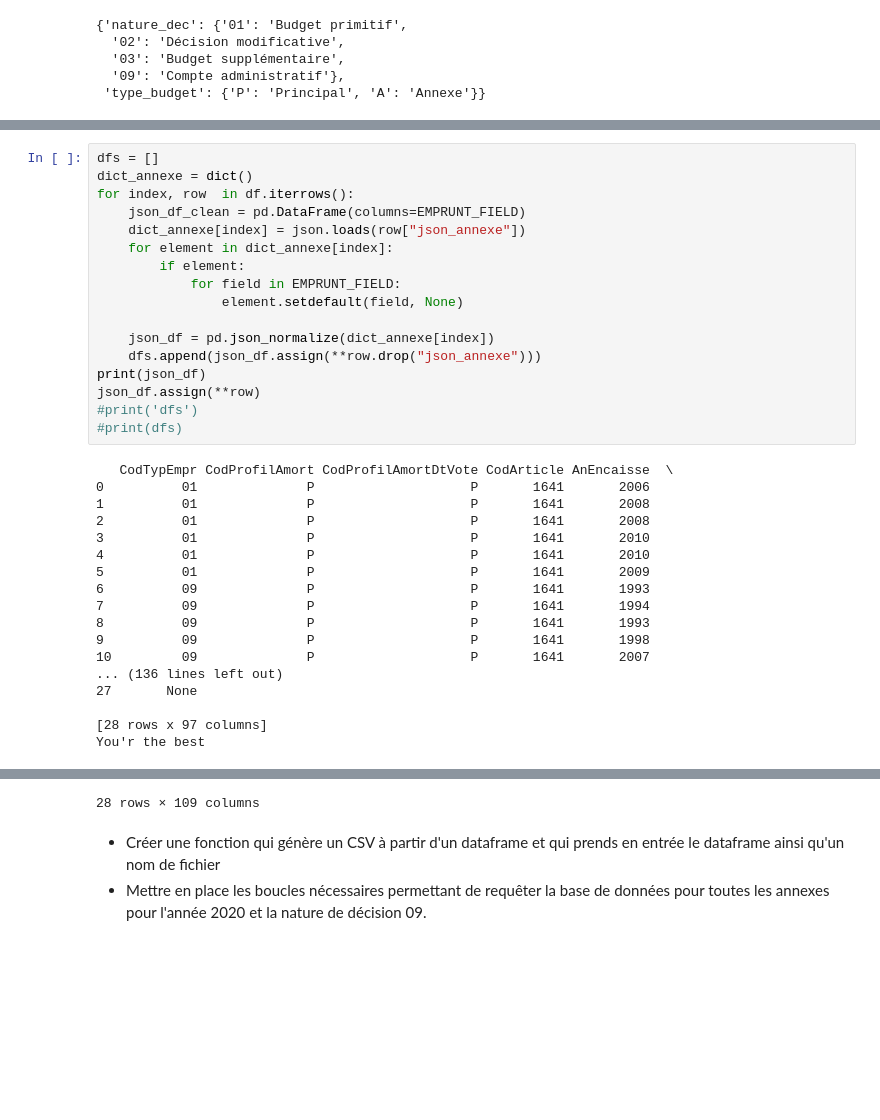
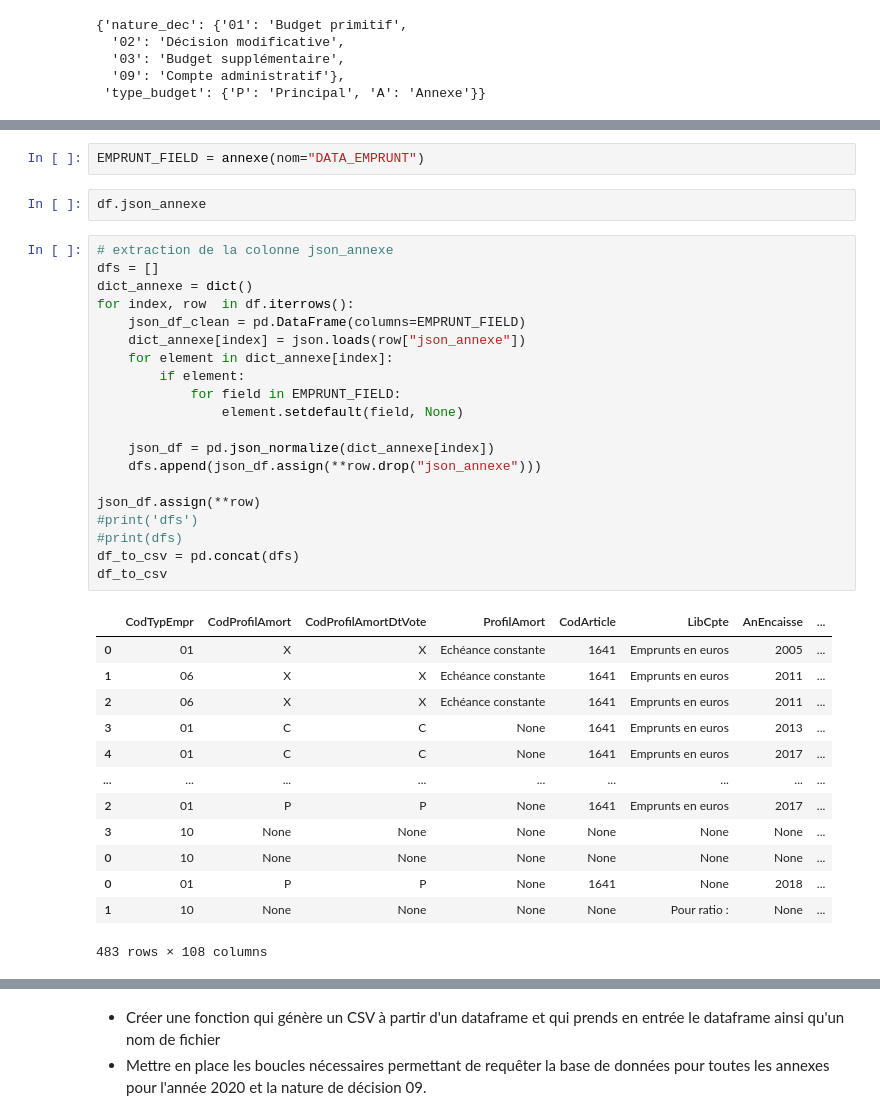
Before and after one commit to Naxxos/dataprep-ab, a Jupyter notebook: extract_to_csv.ipynb, the cells around one changed output, grey strips where cells are left out. Saved outputs shown, nothing was run; the diff lists cells and outputs as text; blank space fills up the shorter version.

```diff
--- a/extract_to_csv.ipynb
+++ b/extract_to_csv.ipynb
@@ -351,35 +187,38 @@ Name: json_annexe, Length: 100, dtype: object
+# %%
+EMPRUNT_FIELD = annexe(nom="DATA_EMPRUNT")
+# %%
+df.json_annexe
 # %%
+# extraction de la colonne json_annexe
 dfs = []
 dict_annexe = dict()
 for index, row  in df.iterrows():
     json_df_clean = pd.DataFrame(columns=EMPRUNT_FIELD)
     dict_annexe[index] = json.loads(row["json_annexe"])
     for element in dict_annexe[index]:
         if element:
             for field in EMPRUNT_FIELD:
                 element.setdefault(field, None)
 
     json_df = pd.json_normalize(dict_annexe[index])
     dfs.append(json_df.assign(**row.drop("json_annexe")))
-print(json_df)
+
 json_df.assign(**row)
 #print('dfs')
 #print(dfs)
+df_to_csv = pd.concat(dfs)
+df_to_csv
 # %% [output]
+|  | CodTypEmpr | CodProfilAmort | CodProfilAmortDtVote | ProfilAmort | CodArticle | LibCpte | AnEncaisse | ... |
+| 0 | 01 | X | X | Echéance constante | 1641 | Emprunts en euros | 2005 | ... |
+| 1 | 06 | X | X | Echéance constante | 1641 | Emprunts en euros | 2011 | ... |
+| 2 | 06 | X | X | Echéance constante | 1641 | Emprunts en euros | 2011 | ... |
+| 3 | 01 | C | C | None | 1641 | Emprunts en euros | 2013 | ... |
+| 4 | 01 | C | C | None | 1641 | Emprunts en euros | 2017 | ... |
+| ... | ... | ... | ... | ... | ... | ... | ... | ... |
+| 2 | 01 | P | P | None | 1641 | Emprunts en euros | 2017 | ... |
+| 3 | 10 | None | None | None | None | None | None | ... |
+| 0 | 10 | None | None | None | None | None | None | ... |
+| 0 | 01 | P | P | None | 1641 | None | 2018 | ... |
+| 1 | 10 | None | None | None | None | Pour ratio : | None | ... |
-   CodTypEmpr CodProfilAmort CodProfilAmortDtVote CodArticle AnEncaisse  \
-0          01              P                    P       1641       2006
-1          01              P                    P       1641       2008
-2          01              P                    P       1641       2008
-3          01              P                    P       1641       2010
-4          01              P                    P       1641       2010
-5          01              P                    P       1641       2009
-6          09              P                    P       1641       1993
-7          09              P                    P       1641       1994
-8          09              P                    P       1641       1993
-9          09              P                    P       1641       1998
-10         09              P                    P       1641       2007
-... (136 lines left out)
-27       None
-
-[28 rows x 97 columns]
-You'r the best
+483 rows × 108 columns
@@ -403,4 +225,3 @@ You'r the best
-28 rows × 109 columns
 # %% [markdown]
 - Créer une fonction qui génère un CSV à partir d'un dataframe et qui prends en entrée le dataframe ainsi qu'un nom de fichier
 - Mettre en place les boucles nécessaires permettant de requêter la base de données pour toutes les annexes pour l'année 2020 et la nature de décision 09.
```
Also changed, not shown: parts of 31 cells of this notebook, 2 other files.
